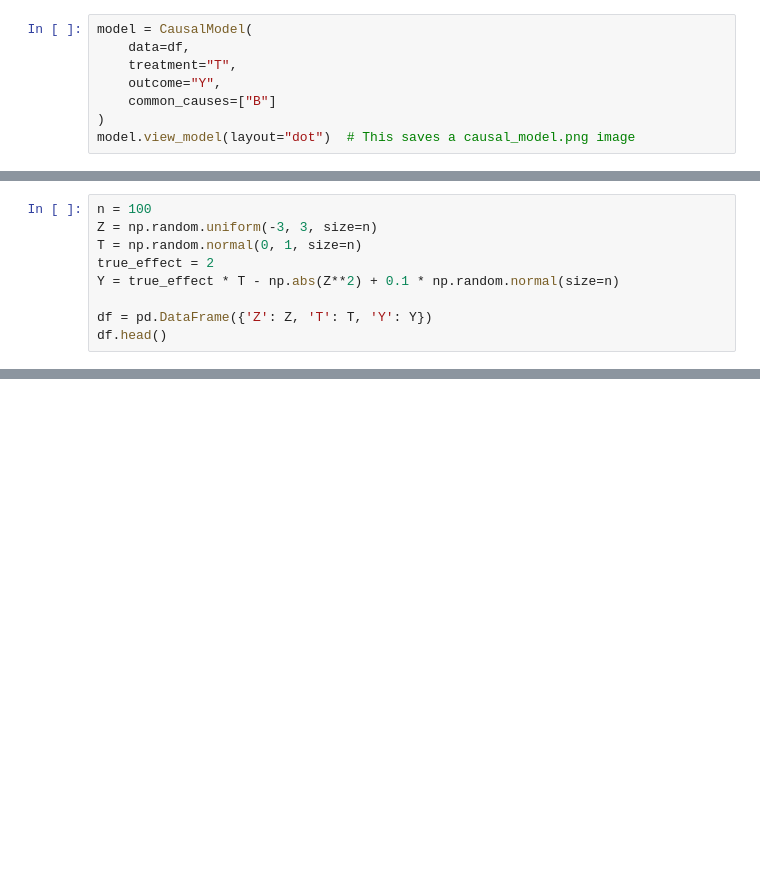
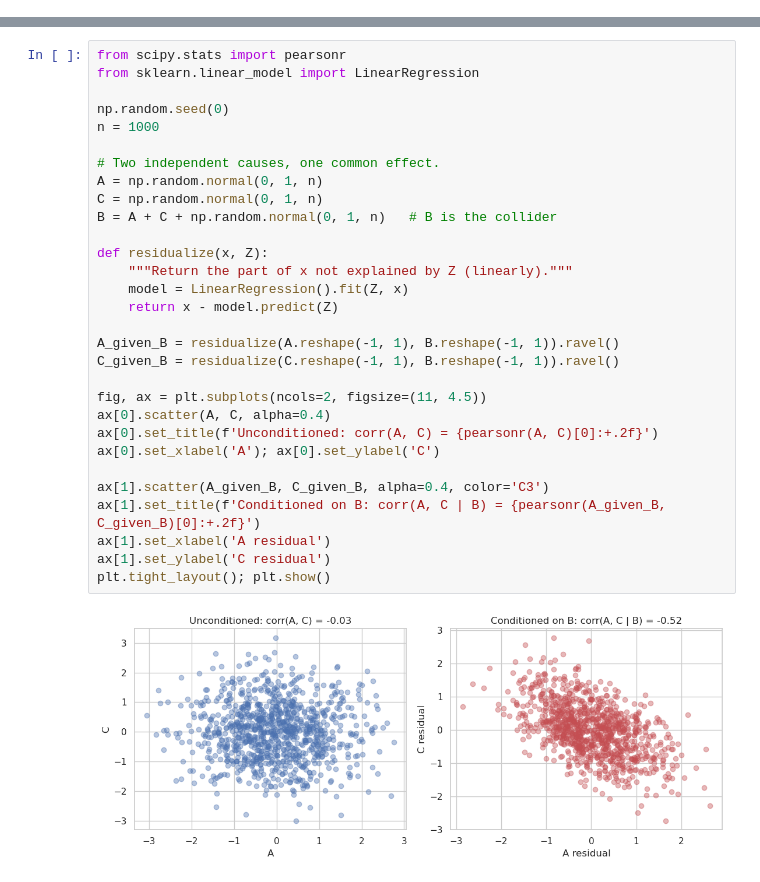
Before and after one commit to fforster/MDS7201, a Jupyter notebook: notebooks/Causality/Causality.ipynb, the cells around one changed output, grey strips where cells are left out. Saved outputs shown, nothing was run; the diff lists cells and outputs as text; blank space fills up the shorter version.

```diff
--- a/notebooks/Causality/Causality.ipynb
+++ b/notebooks/Causality/Causality.ipynb
@@ -451,8 +0,0 @@ B → Y
-# %%
-model = CausalModel(
-    data=df,
-    treatment="T",
-    outcome="Y",
-    common_causes=["B"]
-)
-model.view_model(layout="dot")  # This saves a causal_model.png image
@@ -517,9 +0,0 @@ np.random.seed(42)
-# %%
-n = 100
-Z = np.random.uniform(-3, 3, size=n)
-T = np.random.normal(0, 1, size=n)
-true_effect = 2
-Y = true_effect * T - np.abs(Z**2) + 0.1 * np.random.normal(size=n)
-
-df = pd.DataFrame({'Z': Z, 'T': T, 'Y': Y})
-df.head()
@@ -587,0 +232,32 @@ https://www.pywhy.org/dowhy/v0.10/example_notebooks/gcm_falsify_dag.html
+# %%
+from scipy.stats import pearsonr
+from sklearn.linear_model import LinearRegression
+
+np.random.seed(0)
+n = 1000
+
+# Two independent causes, one common effect.
+A = np.random.normal(0, 1, n)
+C = np.random.normal(0, 1, n)
+B = A + C + np.random.normal(0, 1, n)   # B is the collider
+
+def residualize(x, Z):
+    """Return the part of x not explained by Z (linearly)."""
+    model = LinearRegression().fit(Z, x)
+    return x - model.predict(Z)
+
+A_given_B = residualize(A.reshape(-1, 1), B.reshape(-1, 1)).ravel()
+C_given_B = residualize(C.reshape(-1, 1), B.reshape(-1, 1)).ravel()
+
+fig, ax = plt.subplots(ncols=2, figsize=(11, 4.5))
+ax[0].scatter(A, C, alpha=0.4)
+ax[0].set_title(f'Unconditioned: corr(A, C) = {pearsonr(A, C)[0]:+.2f}')
+ax[0].set_xlabel('A'); ax[0].set_ylabel('C')
+
+ax[1].scatter(A_given_B, C_given_B, alpha=0.4, color='C3')
+ax[1].set_title(f'Conditioned on B: corr(A, C | B) = {pearsonr(A_given_B, C_given_B)[0]:+.2f}')
+ax[1].set_xlabel('A residual')
+ax[1].set_ylabel('C residual')
+plt.tight_layout(); plt.show()
+# %% [output]
+[figure, added]
```
Also changed, not shown: parts of 102 cells of this notebook, 1 other file.
